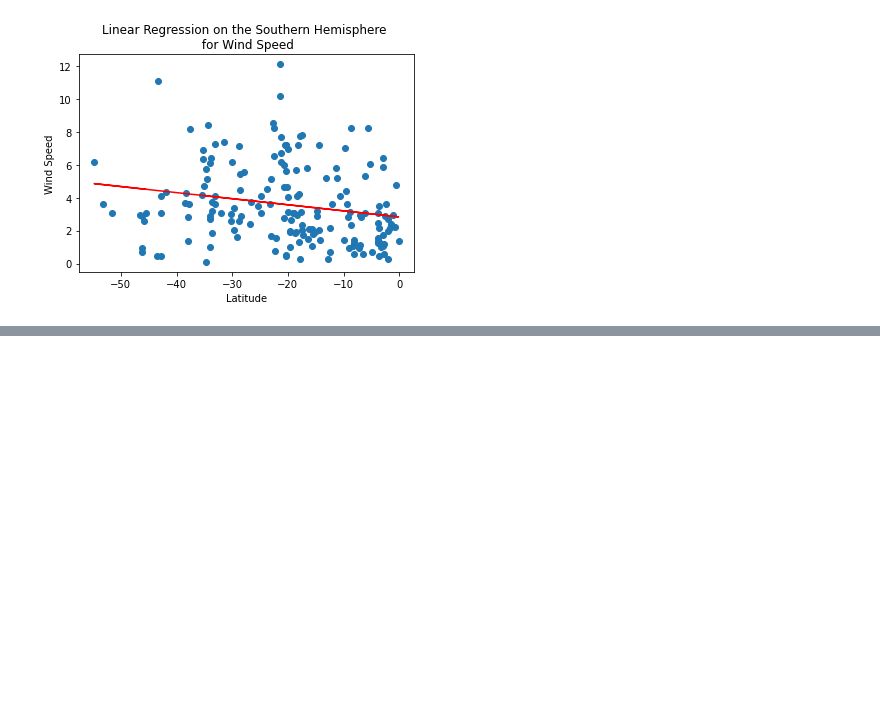
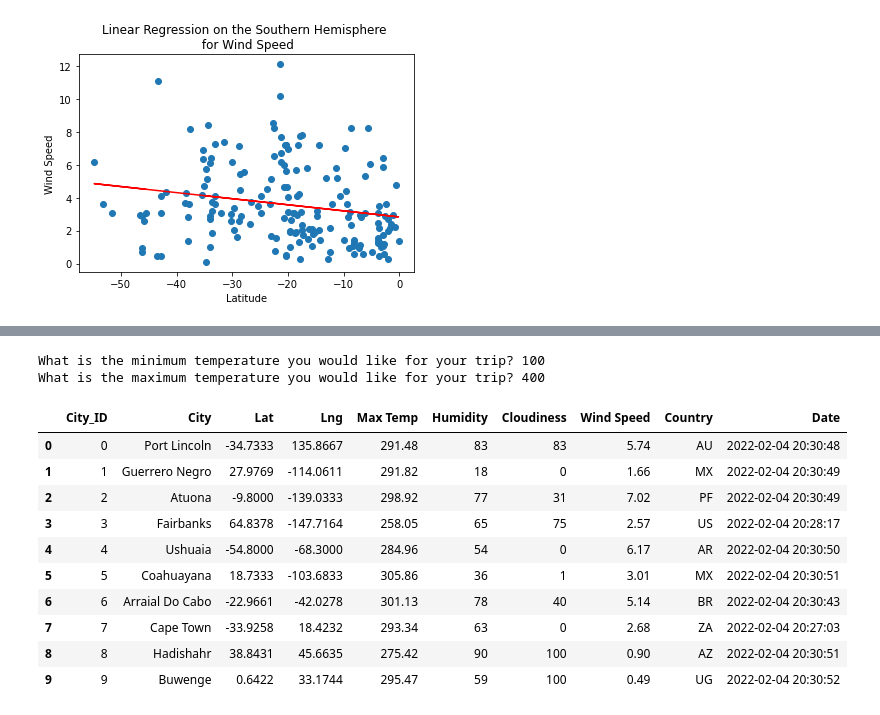
Before and after one commit to hemantkiri/WorldWeatherAnalysis, a Jupyter notebook: WeatherPy.ipynb, the cells around one changed output, grey strips where cells are left out. Drawn from its saved outputs; the diff is of its cells as text; code cells hidden in the pictures; blank space fills up the shorter version.

```diff
--- a/WeatherPy.ipynb
+++ b/WeatherPy.ipynb
@@ -741,0 +769,4 @@ plot_linear_regression(x_values, y_values,'Linear Regression on the Southern Hem
+# %%
+# Store the CSV you saved created in part one into a DataFrame.(6.5.2)
+city_data_df = pd.read_csv("weather_data/cities.csv")
+city_data_df.head()
@@ -741,0 +920,24 @@ plot_linear_regression(x_values, y_values,'Linear Regression on the Southern Hem
+# %%
+# Ask the customer to add a minimum and maximum temperature value.(6.5.3)
+min_temp = float(input("What is the minimum temperature you would like for your trip? "))
+max_temp = float(input("What is the maximum temperature you would like for your trip? "))
+# %% [output]
+What is the minimum temperature you would like for your trip? 100
+What is the maximum temperature you would like for your trip? 400
+# %%
+# Filter the dataset to find the cities that fit the criteria.(6.5.3)
+preferred_cities_df = city_data_df.loc[(city_data_df["Max Temp"] <= max_temp) & \
+                                       (city_data_df["Max Temp"] >= min_temp)]
+preferred_cities_df.head(10)
+# %% [output]
+|  | City_ID | City | Lat | Lng | Max Temp | Humidity | Cloudiness | Wind Speed | Country | Date |
+| 0 | 0 | Port Lincoln | -34.7333 | 135.8667 | 291.48 | 83 | 83 | 5.74 | AU | 2022-02-04 20:30:48 |
+| 1 | 1 | Guerrero Negro | 27.9769 | -114.0611 | 291.82 | 18 | 0 | 1.66 | MX | 2022-02-04 20:30:49 |
+| 2 | 2 | Atuona | -9.8000 | -139.0333 | 298.92 | 77 | 31 | 7.02 | PF | 2022-02-04 20:30:49 |
+| 3 | 3 | Fairbanks | 64.8378 | -147.7164 | 258.05 | 65 | 75 | 2.57 | US | 2022-02-04 20:28:17 |
+| 4 | 4 | Ushuaia | -54.8000 | -68.3000 | 284.96 | 54 | 0 | 6.17 | AR | 2022-02-04 20:30:50 |
+| 5 | 5 | Coahuayana | 18.7333 | -103.6833 | 305.86 | 36 | 1 | 3.01 | MX | 2022-02-04 20:30:51 |
+| 6 | 6 | Arraial Do Cabo | -22.9661 | -42.0278 | 301.13 | 78 | 40 | 5.14 | BR | 2022-02-04 20:30:43 |
+| 7 | 7 | Cape Town | -33.9258 | 18.4232 | 293.34 | 63 | 0 | 2.68 | ZA | 2022-02-04 20:27:03 |
+| 8 | 8 | Hadishahr | 38.8431 | 45.6635 | 275.42 | 90 | 100 | 0.90 | AZ | 2022-02-04 20:30:51 |
+| 9 | 9 | Buwenge | 0.6422 | 33.1744 | 295.47 | 59 | 100 | 0.49 | UG | 2022-02-04 20:30:52 |
```
Also changed, not shown: parts of 21 cells of this notebook.
